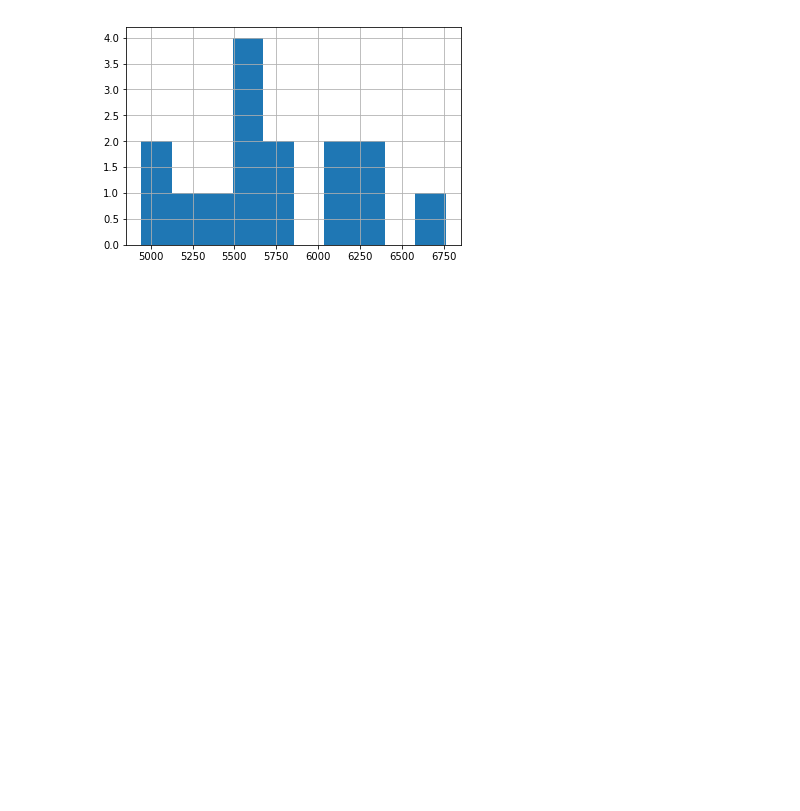
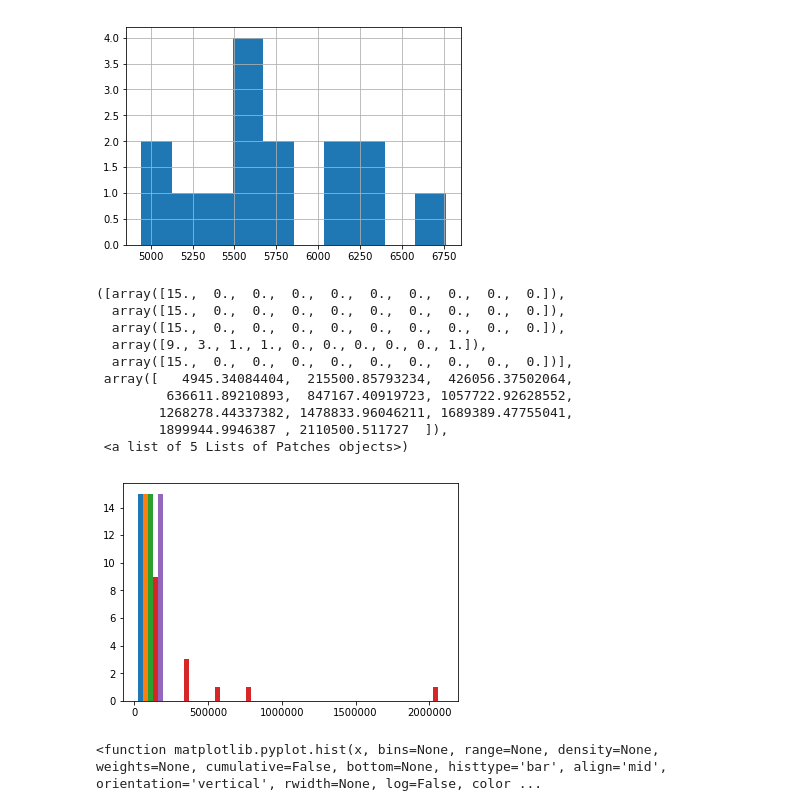
Before and after one commit to Loreta-freckles/proyectolab1, a Jupyter notebook: datos.ipynb, the cells around one changed output. Saved outputs shown, nothing was run; the diff lists cells and outputs as text; code cells hidden in the pictures; blank space fills up the shorter version.

Commit message:
histograma
agregado con los datos seleccionados

```diff
--- a/datos.ipynb
+++ b/datos.ipynb
@@ -425,3 +425,19 @@ plt.hist(radiochiuvic13)
 plt.grid('true')
 # %% [output]
 [figure]
+# %%
+tot_radios=np.column_stack((radiochiuvic13,radiochiuvic12,radiochiuvic14,radiochiuvic15,radiochiuvic10,radio))
+# %%
+plt.hist(tot_radios)
+# %% [output]
+([array([15.,  0.,  0.,  0.,  0.,  0.,  0.,  0.,  0.,  0.]),
+  array([15.,  0.,  0.,  0.,  0.,  0.,  0.,  0.,  0.,  0.]),
+  array([15.,  0.,  0.,  0.,  0.,  0.,  0.,  0.,  0.,  0.]),
+  array([9., 3., 1., 1., 0., 0., 0., 0., 0., 1.]),
+  array([15.,  0.,  0.,  0.,  0.,  0.,  0.,  0.,  0.,  0.])],
+ array([   4945.34084404,  215500.85793234,  426056.37502064,
+         636611.89210893,  847167.40919723, 1057722.92628552,
+        1268278.44337382, 1478833.96046211, 1689389.47755041,
+        1899944.9946387 , 2110500.511727  ]),
+ <a list of 5 Lists of Patches objects>)
+[figure, added]
@@ -427,0 +458,5 @@ plt.grid('true')
+# %%
+tot_radios_selec=np.column_stack((radiochiuvic10,radioconchi10,radiocc10,radiochiuvic15,radiocc15,radiochiuvic12,radioconchi12,radiocc12,radiochiuvic14,radiocc14,radiocc13,radiochiuvic13))
+plt.hist
+# %% [output]
+<function matplotlib.pyplot.hist(x, bins=None, range=None, density=None, weights=None, cumulative=False, bottom=None, histtype='bar', align='mid', orientation='vertical', rwidth=None, log=False, color ...
```
Also changed, not shown: parts of 3 cells of this notebook.
